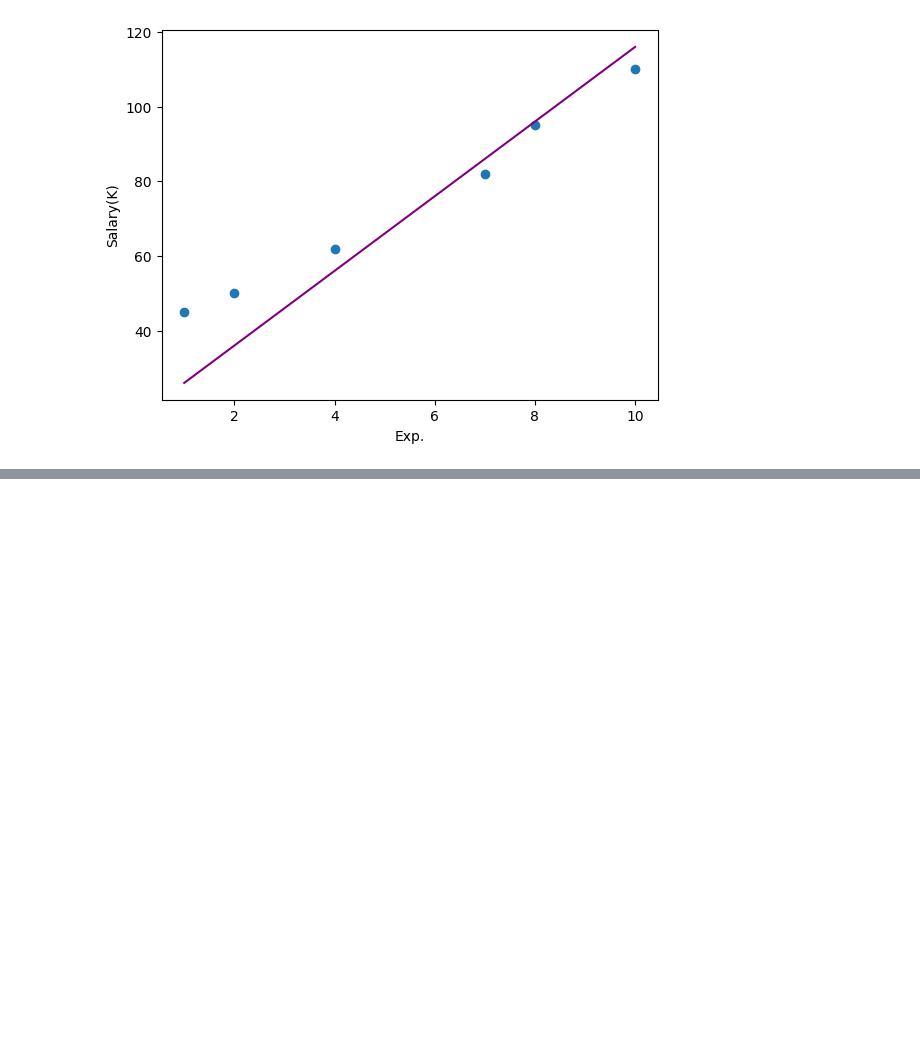
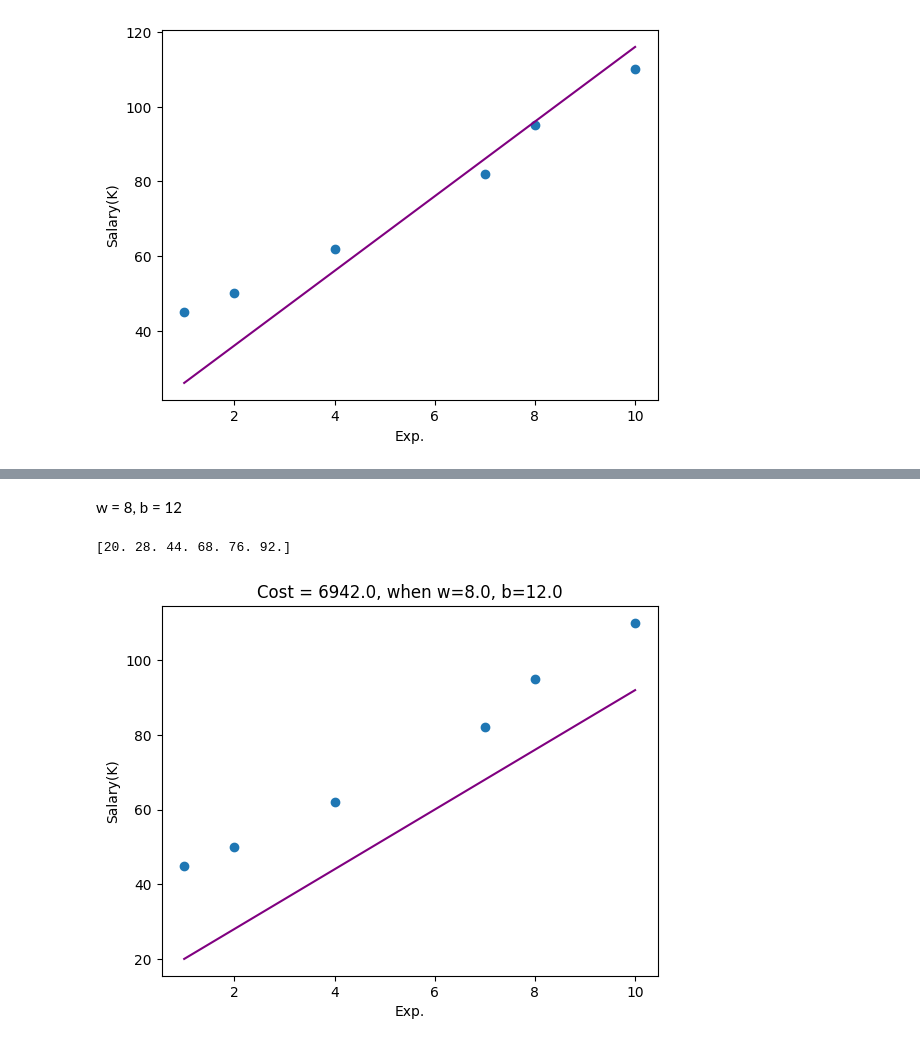
Before and after one commit to mehrab-abir/ai-ml, a Jupyter notebook: Machine Learning/Applied Machine Learning/Linear Regression/simple_linear_regression.ipynb, the cells around one changed output, grey strips where cells are left out. Drawn from its saved outputs; the diff is of its cells as text; code cells hidden in the pictures; blank space fills up the shorter version.

```diff
--- a/Machine Learning/Applied Machine Learning/Linear Regression/simple_linear_regression.ipynb
+++ b/Machine Learning/Applied Machine Learning/Linear Regression/simple_linear_regression.ipynb
@@ -123,0 +159,20 @@ must be minimized
+# %% [markdown]
+w = 8, b = 12
+# %%
+w = 8.0;
+b = 12.0;
+
+prediction_list = makePrediction(exp_x,sal_y,w=w,b=b) #* w = 0, b = 0
+print(prediction_list)
+
+cost = compute_cost(exp_x,sal_y,w=w,b=b)
+
+plt.scatter(exp_x,sal_y)
+plt.plot(exp_x,prediction_list,color="purple")
+plt.title(f"Cost = {cost}, when w={w}, b={b}")
+plt.xlabel("Exp.")
+plt.ylabel("Salary(K)")
+plt.show()
+# %% [output]
+[20. 28. 44. 68. 76. 92.]
+[figure, added]
```
Also changed, not shown: parts of 19 cells of this notebook.
